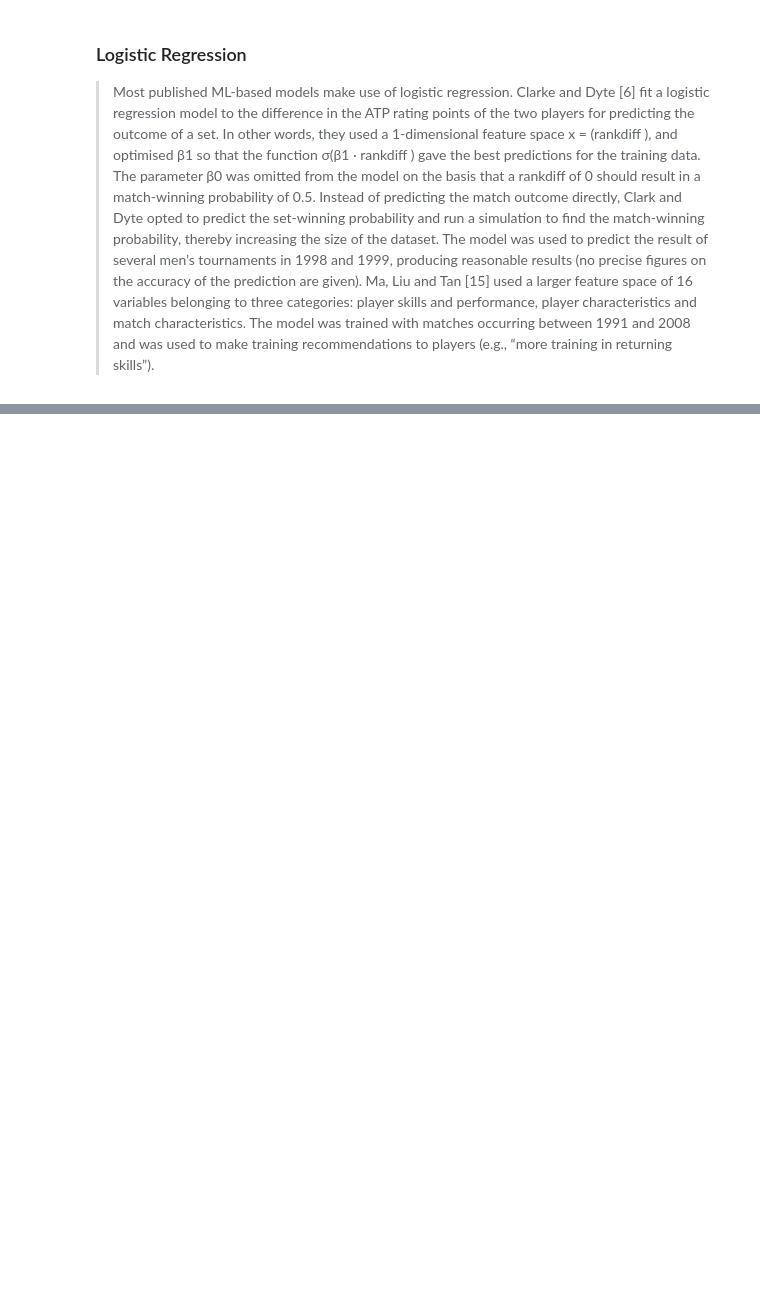
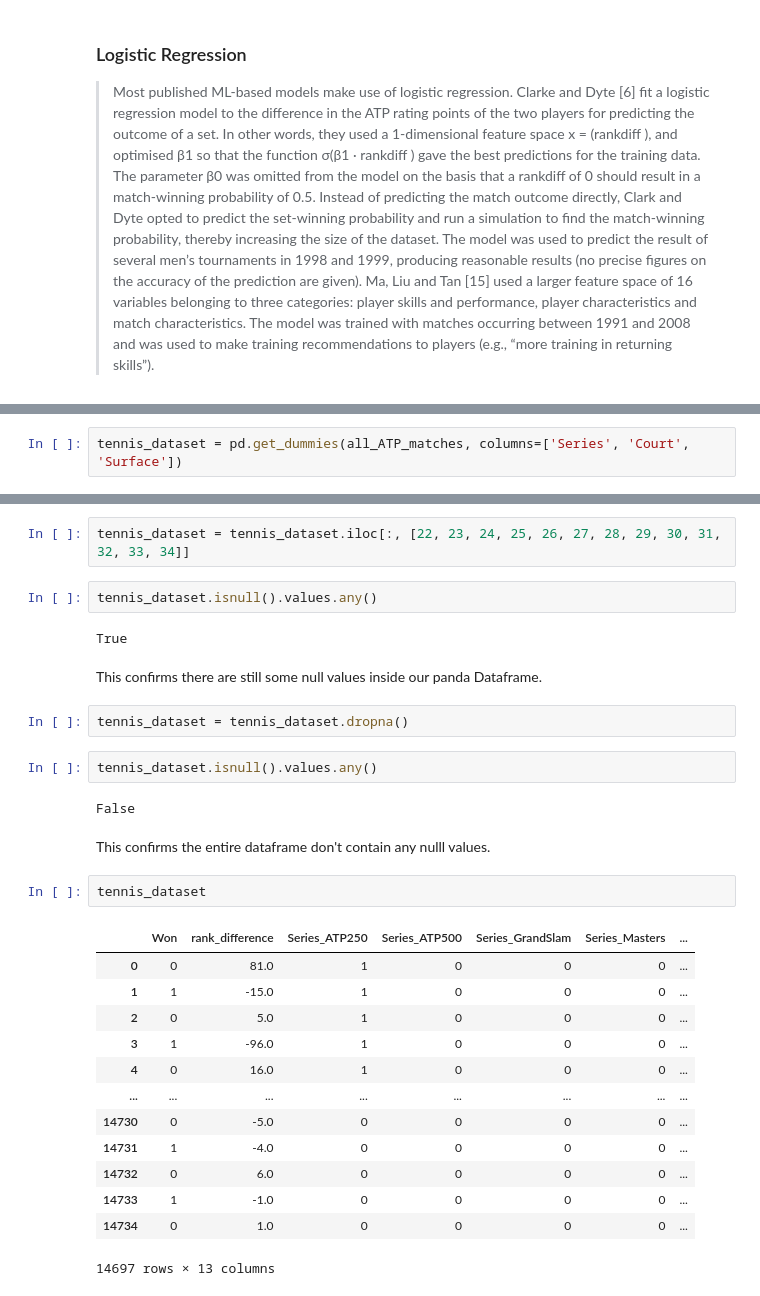
Before and after one commit to kevjiang64/SOEN471, a Jupyter notebook: Logistic Regression.ipynb, the cells around one changed output, grey strips where cells are left out. Cells and saved outputs as stored; diff of their text form; blank space fills up the shorter version.

```diff
--- a/Logistic Regression.ipynb
+++ b/Logistic Regression.ipynb
@@ -31,0 +122,2 @@ ModuleNotFoundError: No module named 'pyspark'
+# %%
+tennis_dataset = pd.get_dummies(all_ATP_matches, columns=['Series', 'Court', 'Surface'])
@@ -31,0 +139,32 @@ ModuleNotFoundError: No module named 'pyspark'
+# %%
+tennis_dataset = tennis_dataset.iloc[:, [22, 23, 24, 25, 26, 27, 28, 29, 30, 31, 32, 33, 34]]
+# %%
+tennis_dataset.isnull().values.any()
+# %% [output]
+True
+# %% [markdown]
+This confirms there are still some null values inside our panda Dataframe.
+# %%
+tennis_dataset = tennis_dataset.dropna()
+# %%
+tennis_dataset.isnull().values.any()
+# %% [output]
+False
+# %% [markdown]
+This confirms the entire dataframe don't contain any nulll values.
+# %%
+tennis_dataset
+# %% [output]
+|  | Won | rank_difference | Series_ATP250 | Series_ATP500 | Series_GrandSlam | Series_Masters | ... |
+| 0 | 0 | 81.0 | 1 | 0 | 0 | 0 | ... |
+| 1 | 1 | -15.0 | 1 | 0 | 0 | 0 | ... |
+| 2 | 0 | 5.0 | 1 | 0 | 0 | 0 | ... |
+| 3 | 1 | -96.0 | 1 | 0 | 0 | 0 | ... |
+| 4 | 0 | 16.0 | 1 | 0 | 0 | 0 | ... |
+| ... | ... | ... | ... | ... | ... | ... | ... |
+| 14730 | 0 | -5.0 | 0 | 0 | 0 | 0 | ... |
+| 14731 | 1 | -4.0 | 0 | 0 | 0 | 0 | ... |
+| 14732 | 0 | 6.0 | 0 | 0 | 0 | 0 | ... |
+| 14733 | 1 | -1.0 | 0 | 0 | 0 | 0 | ... |
+| 14734 | 0 | 1.0 | 0 | 0 | 0 | 0 | ... |
+14697 rows × 13 columns
```
Also changed, not shown: parts of 35 cells of this notebook, 1 other file.
